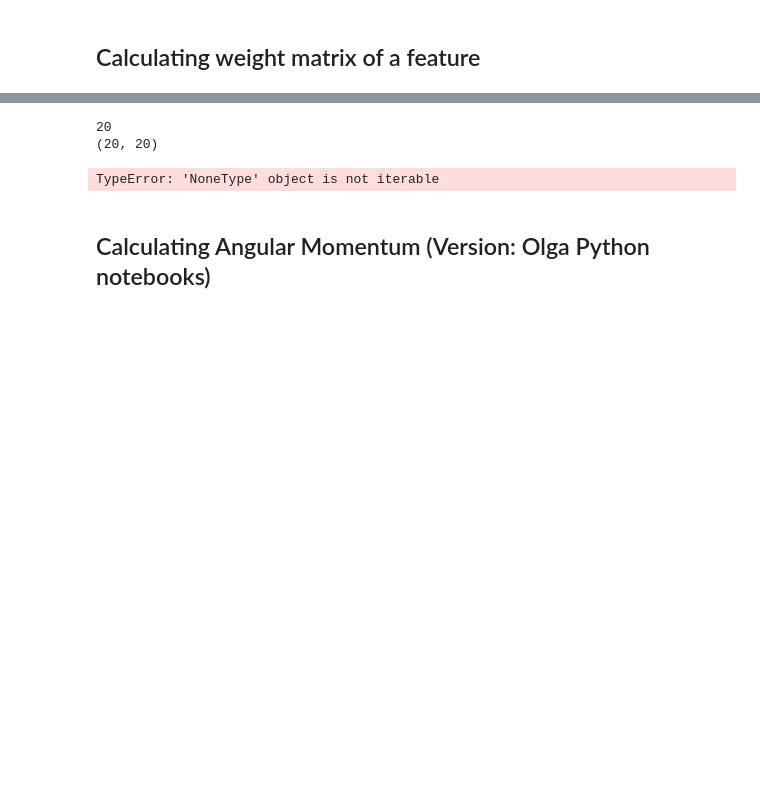
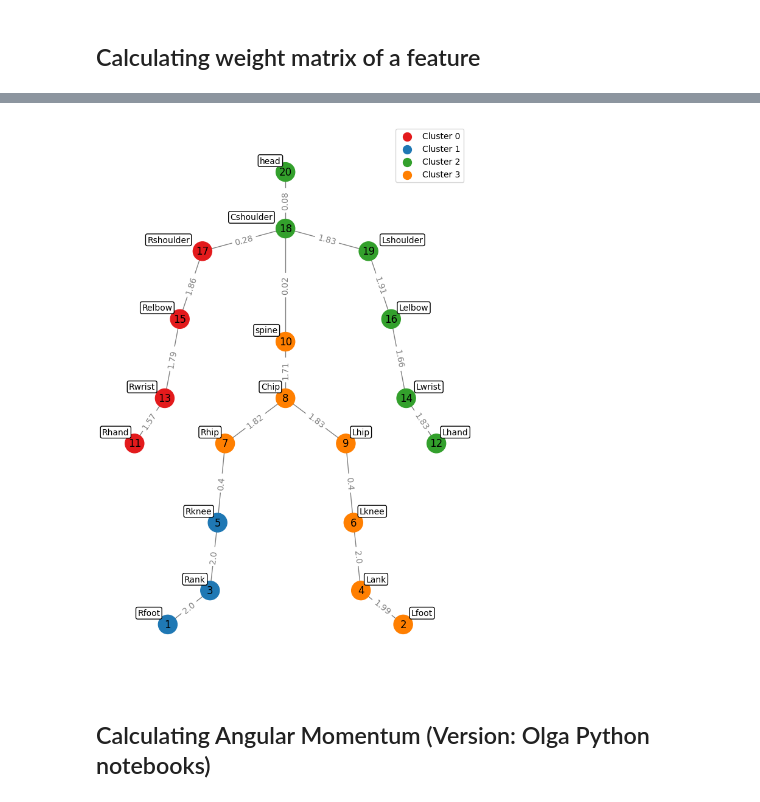
Before and after one commit to gaggioaxel/OoM-Thesis, a Jupyter notebook: code/src/OoM.ipynb, the cells around one changed output, grey strips where cells are left out. Drawn from its saved outputs; the diff is of its cells as text; code cells hidden in the pictures; blank space fills up the shorter version.

```diff
--- a/code/src/OoM.ipynb
+++ b/code/src/OoM.ipynb
@@ -515,7 +522,7 @@ edges = np.array(list(zip(jointsFrom,jointsTo))+list(zip(jointsTo,jointsFrom)))
 adjacencyMatrix = np.zeros((20,20),dtype=bool)
 adjacencyMatrix[edges[:,0],edges[:,1]] = True
 
-timeInstant = 1
+timeInstant = 15
 featureTable = angularMomentumTable
 
 # using norm of either velocity / acceleration / energy as feature
@@ -542,36 +549,34 @@ for edge, weight in edge_labels.items():
 # You can also create an undirected graph by using create_using=nx.Graph
 
 pos = map_pos_human_body_graph()
 # Create the colormap
 # Define a pool of colors for k classes (you can add more colors if needed)
 color_pool = ['#e31a1c', '#1f78b4', '#33a02c', '#ff7f00', '#6a3d9a', '#b15928']
 
 # Use the color pool to map cluster labels to colors
 node_colors = [color_pool[label % len(color_pool)] for label in predicted_labels]
 
 plt.figure(figsize=(6,9))
 nx.draw(graph, pos, with_labels=True, node_size=500, node_color=node_colors, edge_color="gray")
 nx.draw_networkx_edge_labels(graph, pos, edge_labels=edge_labels, font_size=10, font_color='gray', label_pos=0.5)
 
 # Create a custom legend for cluster labels
 unique_labels = np.unique(predicted_labels)
 
 # Create a custom legend for cluster labels using the color pool
 legend_labels = {label: f"Cluster {label}" for label in unique_labels}
 plt.legend(handles=[plt.scatter([], [], s=100, c=color, marker='o', label=legend_labels[label]) for label, color in zip(unique_labels, color_pool)], loc="upper right")
 
 
 # Add annotations for joint names
 #TODO joints are inverted originally
 for node, (x, y) in pos.items():
     plt.text(-x-(np.sign(x) or True)*len(indxToPhys[node])*0.025, y+0.05, indxToPhys[node], fontsize=10, ha='center', va='center', bbox=dict(facecolor='white', edgecolor='black', boxstyle='round,pad=0.2'))
 
 
 plt.show()
 # %% [output]
-20
-(20, 20)
-TypeError: 'NoneType' object is not iterable
+[figure, added]
 # %% [markdown]
 ## Calculating Angular Momentum (Version: Olga Python notebooks)
 # %%
```
Also changed, not shown: parts of 4 cells of this notebook.
